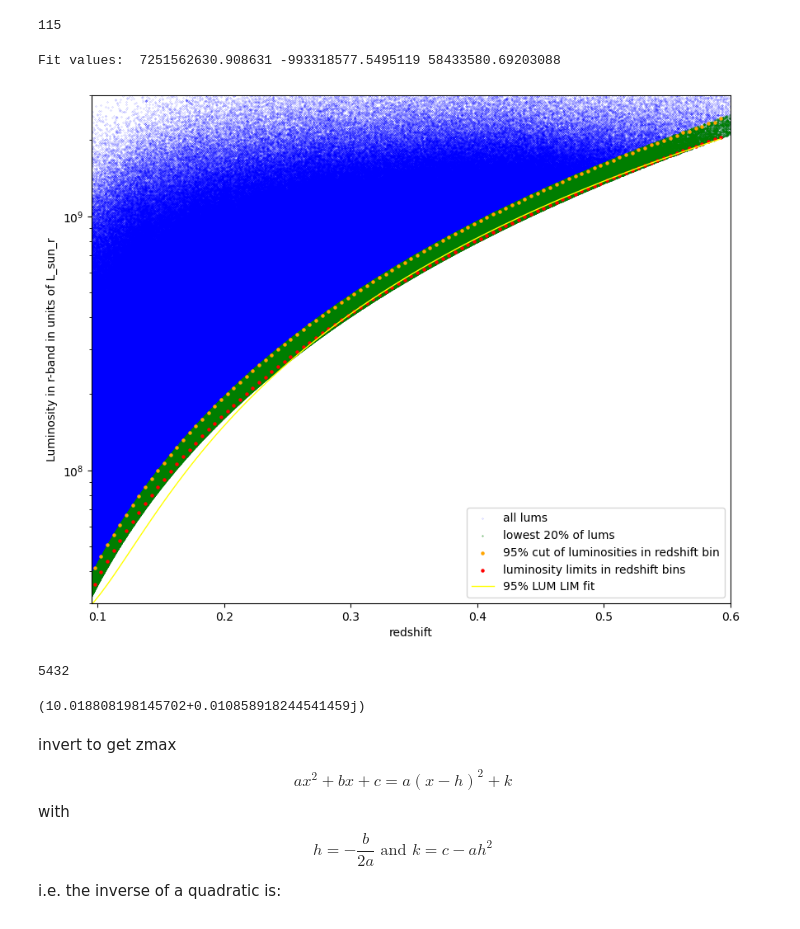
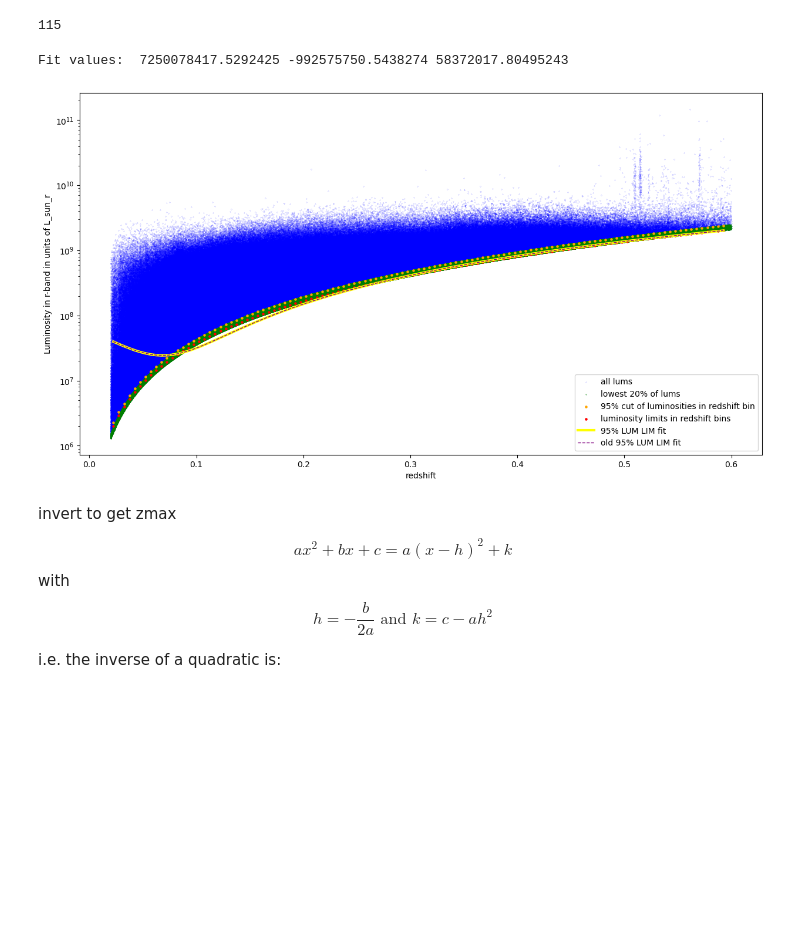
Before and after one commit to ananya971/ligo-desi-gw-follow-up, a Jupyter notebook: Galaxy Selection/1overV_Estimator.ipynb, the cells around one changed output. Saved outputs shown, nothing was run; the diff lists cells and outputs as text; code cells hidden in the pictures; blank space fills up the shorter version.

```diff
--- a/Galaxy Selection/1overV_Estimator.ipynb
+++ b/Galaxy Selection/1overV_Estimator.ipynb
@@ -305,7 +180,7 @@ def lum_r(M):
 # %%
-lums_z = lum_z(abs_mag_z)
+lums_z = gs.lum(abs_mag_z, band = "z")
 # %%
-lums_r = lum_r(abs_mag_r)
+lums_r = gs.lum(abs_mag_r, band = "r")
 # %%
 offset = 0
 # %%
@@ -317,9 +192,9 @@ m_limit_z
 # %%
 m_limit_r = 19.5
 # %%
-lumin_limits_r = lum_lim(lums_r, m_limit_r, app_mag_r)
+lumin_limits_r = gs.lum_lim(lums_r, m_limit_r, app_mag_r)
 # %%
-lumin_limits_z = lum_lim(lums_z, m_limit_z, app_mag_z)
+lumin_limits_z = gs.lum_lim(lums_z, m_limit_z, app_mag_z)
 # %%
 # cornerplot (corner, chainconsumer) to see whether I miss peculiar galaxies
 # redshift
@@ -612,36 +486,35 @@ stop_at
 # %% [output]
 115
 # %%
-fig, ax = plt.subplots(figsize = (10,8))
+fig, ax = plt.subplots(figsize = (15,8))
 
-ax.scatter(ztile_cat_grouped_by_AppMag["Z"], ztile_cat_grouped_by_AppMag["LUM_R"]/(L_sun_r), s = 0.01, color = "blue", label = "all lums")
-ax.scatter(ztile_cat_grouped_by_AppMag_sel["Z"], ztile_cat_grouped_by_AppMag_sel["LUM_R"]/(L_sun_r), s = 0.1, color = "green", label ="lowest 20% of lums")
+ax.scatter(ztile_cat_grouped_by_AppMag["Z"], ztile_cat_grouped_by_AppMag["LUM_R"]/gs.L_sun_r, s = 0.01, color = "blue", label = "all lums")
+ax.scatter(ztile_cat_grouped_by_AppMag_sel["Z"], ztile_cat_grouped_by_AppMag_sel["LUM_R"]/gs.L_sun_r, s = 0.1, color = "green", label ="lowest 20% of lums")
 
 center_z = (bins[:-1] + bins[1:])/2
-ax.scatter(center_z, LUM_95/(L_sun_r), s = 5, color = "orange", label = "95% cut of luminosities in redshift bin")
-ax.scatter(center_z, LUM_LIM_95/(L_sun_r), s = 5, color = "red", label ="luminosity limits in redshift bins")
+ax.scatter(center_z, LUM_95/gs.L_sun_r, s = 5, color = "orange", label = "95% cut of luminosities in redshift bin")
+ax.scatter(center_z, LUM_LIM_95/gs.L_sun_r, s = 5, color = "red", label ="luminosity limits in redshift bins")
 
 def poly2d(x, a, b, c):
     return a*x**2 + b*x + c
 
-def poly3d(x, a, b, c, d):
-    return a*x**3 + b*x**2 + c*x + d
-
 # for the fit to be good, we need to decrease the LUM values, otherwise, they fit doesn't work that well
 # normalize_LUM = 10**(7)
 
-coefs_LUM_LIM_95, _ = curve_fit(poly2d, center_z[:int(stop_at)], LUM_LIM_95[:int(stop_at)]/(L_sun_r))
+coefs_LUM_LIM_95, _ = curve_fit(poly2d, center_z[:int(stop_at)], np.array(LUM_LIM_95[:int(stop_at)])/gs.L_sun_r, p0 = [7251562630.908631, -993318577.5495119, 58433580.69203088])
 print("Fit values: ", coefs_LUM_LIM_95[0], coefs_LUM_LIM_95[1], coefs_LUM_LIM_95[2])
 
-ax.plot(center_z, poly2d(center_z, *coefs_LUM_LIM_95), linewidth = 1, color = "yellow", label = "95% LUM LIM fit")
+ax.plot(center_z, poly2d(center_z, *coefs_LUM_LIM_95), linewidth = 3, color = "yellow", label = "95% LUM LIM fit")
+ax.plot(center_z, poly2d(center_z, *[7251562630.908631, -993318577.5495119, 58433580.69203088]), linewidth = 1, linestyle = "dashed", color = "purple", label = "old 95% LUM LIM fit")
+
 
 ax.set_xlabel("redshift")
 ax.set_ylabel("Luminosity in r-band in units of L_sun_r")
 ax.set_yscale("log")
-ax.set_xlim(0.095, 0.6)
-ax.set_ylim(3*10**7,3*10**9)
-ax.legend()
+#ax.set_xlim(0.095, 0.6)
+#ax.set_ylim(3*10**7,3*10**9)
+ax.legend(loc = "lower right")
 plt.show()
 # %% [output]
-Fit values:  7251562630.908631 -993318577.5495119 58433580.69203088
+Fit values:  7250078417.5292425 -992575750.5438274 58372017.80495243
-[figure, old version]
+[figure, new version]
@@ -657,11 +521,3 @@ def poly3d_inverse(x, a, b, c, d):
-# %%
-poly3d(10,  5,4,3,2)
-# %% [output]
-5432
-# %%
-poly3d_inverse(5432,  5,4,3,2)
-# %% [output]
-(10.018808198145702+0.010858918244541459j)
 # %% [markdown]
 invert to get zmax
 
```
Also changed, not shown: parts of 71 cells of this notebook, 8 other files.
